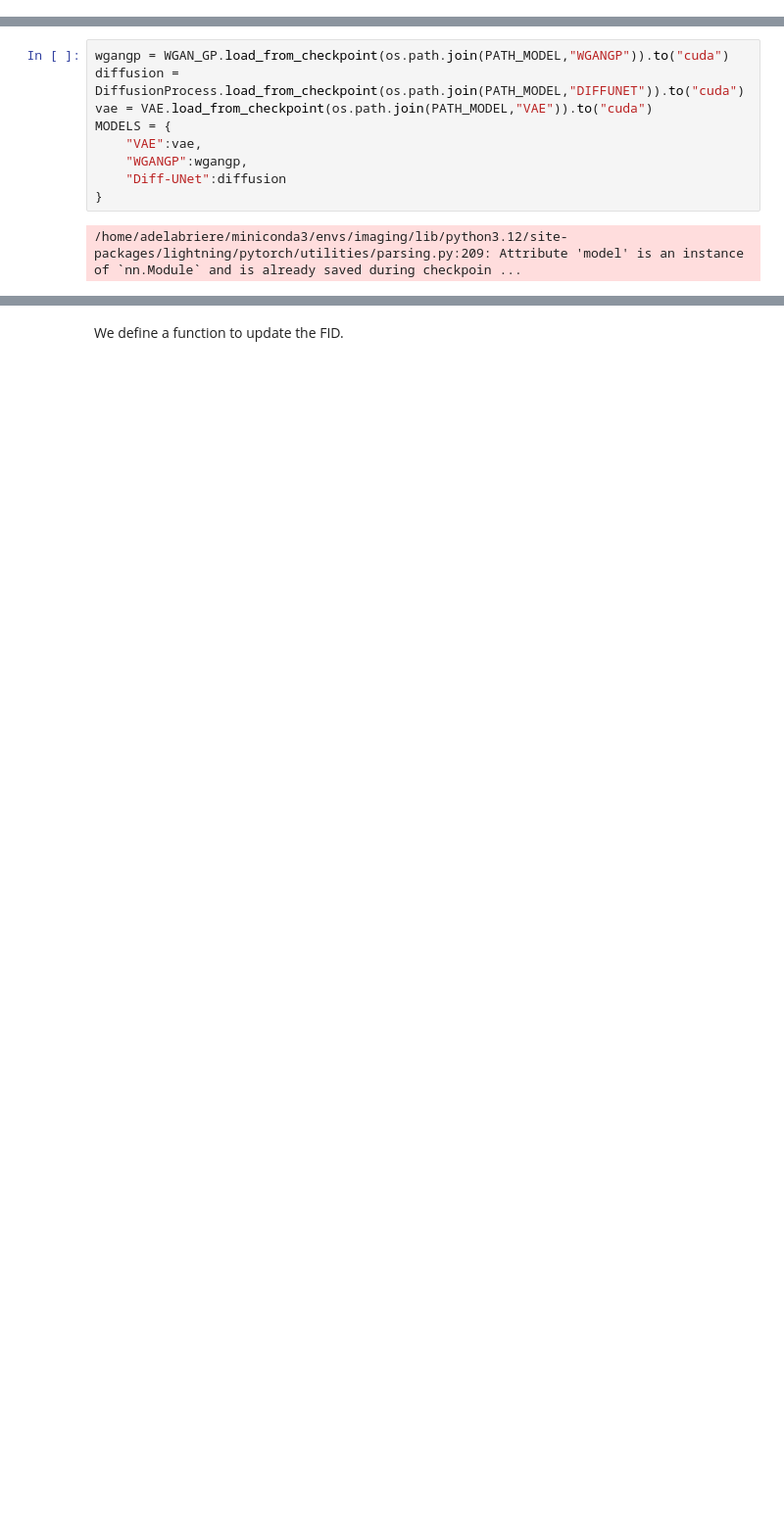
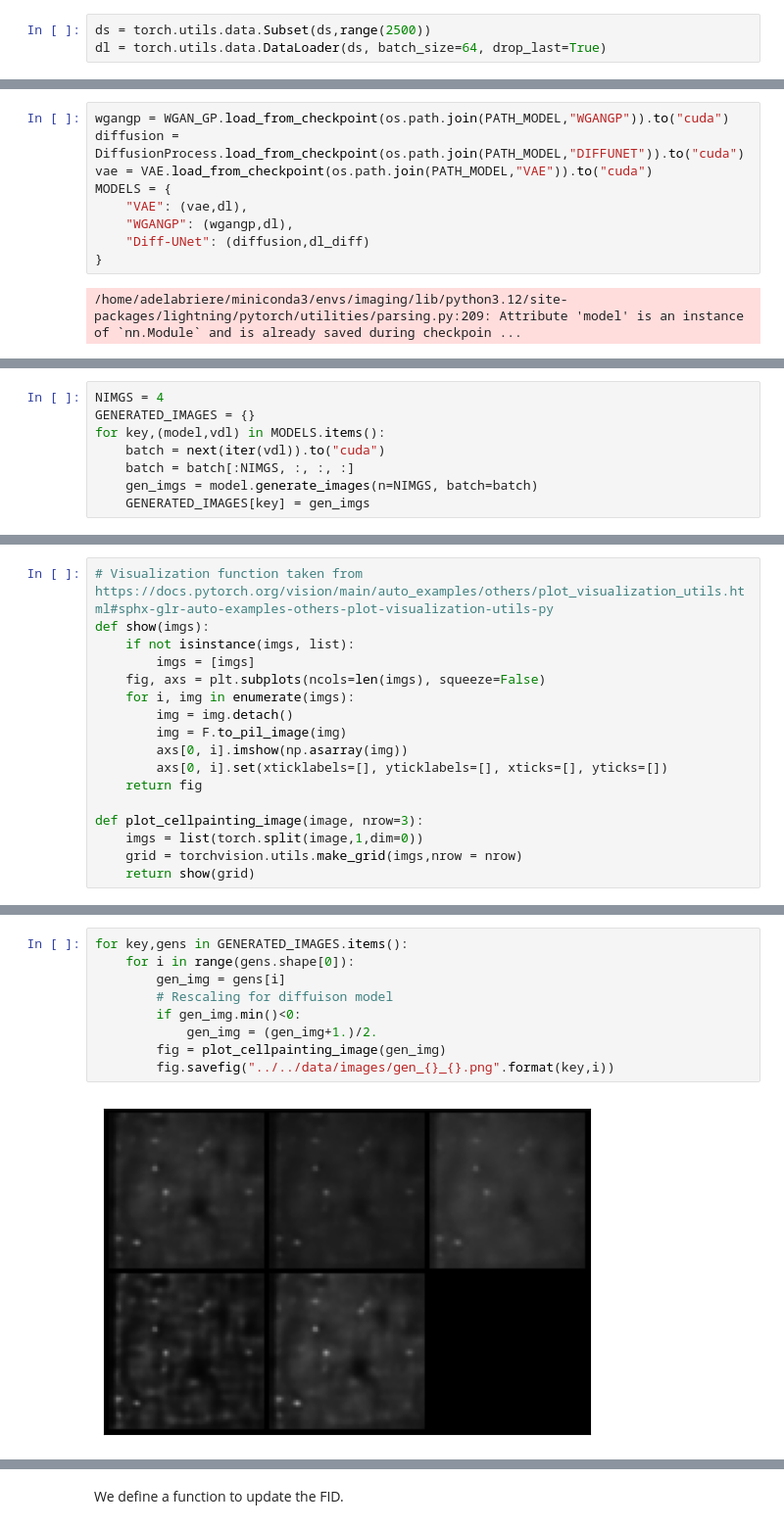
Before and after one commit to adelabriere/portfolio-cellpainting-gen, a Jupyter notebook: src/notebooks/evaluate_models.ipynb, the cells around one changed output, grey strips where cells are left out. Shown at 98% size. Drawn from its saved outputs; the diff is of its cells as text; blank space fills up the shorter version.

Commit message:
ifnished evaluation, updated readme , functionnal models

```diff
--- a/src/notebooks/evaluate_models.ipynb
+++ b/src/notebooks/evaluate_models.ipynb
@@ -49,0 +56,3 @@ dl = torch.utils.data.DataLoader(ds, batch_size=64)
+# %%
+ds = torch.utils.data.Subset(ds,range(2500))
+dl = torch.utils.data.DataLoader(ds, batch_size=64, drop_last=True)
@@ -54,9 +72,9 @@ wgangp = WGAN_GP.load_from_checkpoint(os.path.join(PATH_MODEL,"WGANGP")).to("cud
 diffusion = DiffusionProcess.load_from_checkpoint(os.path.join(PATH_MODEL,"DIFFUNET")).to("cuda")
 vae = VAE.load_from_checkpoint(os.path.join(PATH_MODEL,"VAE")).to("cuda")
 MODELS = {
-    "VAE":vae,
-    "WGANGP":wgangp,
-    "Diff-UNet":diffusion
+    "VAE": (vae,dl),
+    "WGANGP": (wgangp,dl),
+    "Diff-UNet": (diffusion,dl_diff)
 }
 # %% [output]
 /home/adelabriere/miniconda3/envs/imaging/lib/python3.12/site-packages/lightning/pytorch/utilities/parsing.py:209: Attribute 'model' is an instance of `nn.Module` and is already saved during checkpoin ...
@@ -62,0 +83,8 @@ MODELS = {
+# %%
+NIMGS = 4
+GENERATED_IMAGES = {}
+for key,(model,vdl) in MODELS.items():
+    batch = next(iter(vdl)).to("cuda")
+    batch = batch[:NIMGS, :, :, :]
+    gen_imgs = model.generate_images(n=NIMGS, batch=batch)
+    GENERATED_IMAGES[key] = gen_imgs
@@ -62,0 +93,17 @@ MODELS = {
+# %%
+# Visualization function taken from  https://docs.pytorch.org/vision/main/auto_examples/others/plot_visualization_utils.html#sphx-glr-auto-examples-others-plot-visualization-utils-py
+def show(imgs):
+    if not isinstance(imgs, list):
+        imgs = [imgs]
+    fig, axs = plt.subplots(ncols=len(imgs), squeeze=False)
+    for i, img in enumerate(imgs):
+        img = img.detach()
+        img = F.to_pil_image(img)
+        axs[0, i].imshow(np.asarray(img))
+        axs[0, i].set(xticklabels=[], yticklabels=[], xticks=[], yticks=[])
+    return fig
+
+def plot_cellpainting_image(image, nrow=3):
+    imgs = list(torch.split(image,1,dim=0))
+    grid = torchvision.utils.make_grid(imgs,nrow = nrow)
+    return show(grid)
@@ -62,0 +112,11 @@ MODELS = {
+# %%
+for key,gens in GENERATED_IMAGES.items():
+    for i in range(gens.shape[0]):
+        gen_img = gens[i]
+        # Rescaling for diffuison model
+        if gen_img.min()<0:
+            gen_img = (gen_img+1.)/2.
+        fig = plot_cellpainting_image(gen_img)
+        fig.savefig("../../data/images/gen_{}_{}.png".format(key,i))
+# %% [output]
+[figure, added]
```
Also changed, not shown: parts of 26 cells of this notebook, 53 other files.
